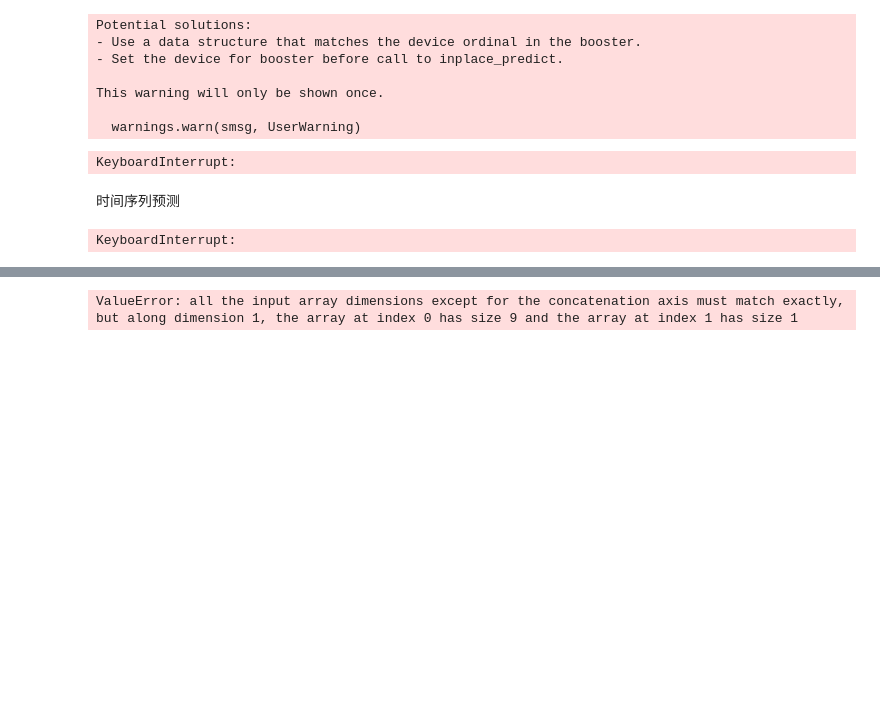
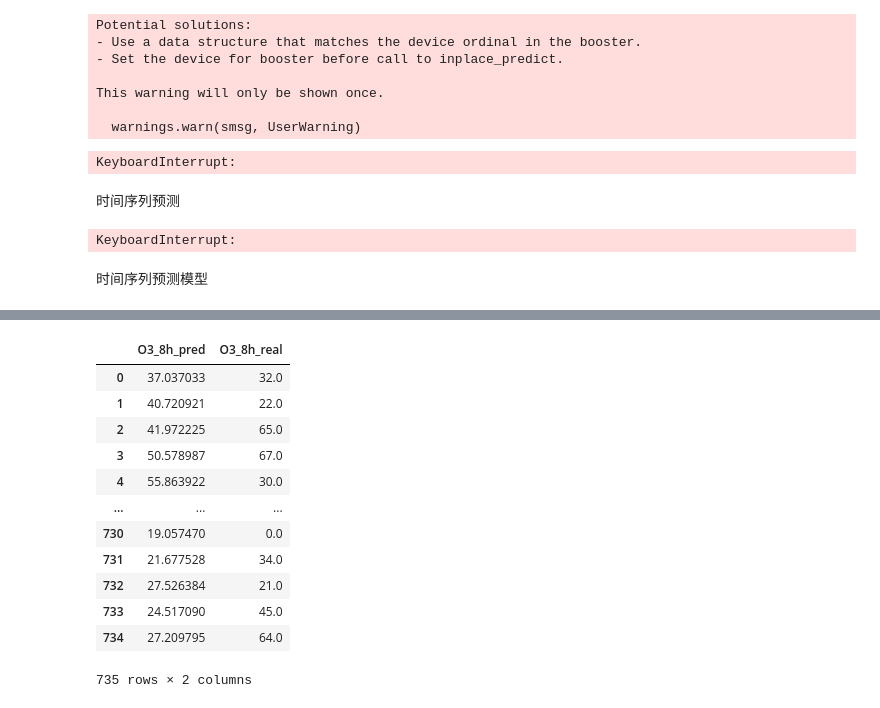
Before and after one commit to looechao/AQI-ML-Python, a Jupyter notebook: AQI-Prediction.ipynb, the cells around one changed output, grey strips where cells are left out. Drawn from its saved outputs; the diff is of its cells as text; code cells hidden in the pictures; blank space fills up the shorter version.

```diff
--- a/AQI-Prediction.ipynb
+++ b/AQI-Prediction.ipynb
@@ -531,6 +537,8 @@ for target, features in feature_dict.items():
     print(prediction_result.head())
 # %% [output]
 KeyboardInterrupt:
+# %% [markdown]
+时间序列预测模型
 # %%
 # 特征和目标变量选择
 feature_cols = ['气温', '平均海平面大气压', '气压', '露点温度', '最高气温', '最低气温', '降水时间', '湿度','O3_8h']
@@ -648,45 +656,4 @@ r2_test = r2_score(y_test_real, y_test_pred)
 print("Test R^2: %.3f" % r2_test)
 
 test_result
-
-
-# 首先获取最后一个window_size时间窗口的数据
-recent_data = X[-window_size:,:]
-predictions = []
-
-# 进行30天的预测
-for _ in range(30):
-    # 需要注意的是，recent_data 为二维数组, LSTM模型的输入需要为三维数组 ('batch_size', 'seq_len', 'n_features')
-    # 所以这里需要进行维度扩充
-    recent_data_input = np.expand_dims(recent_data, axis=0)
-    pred = model(recent_data_input).detach().numpy()
-    predictions.append(pred)
-
-    # 使用预测值来创建新的输入数据
-    recent_data = np.append(recent_data[1:], pred,axis=0)      # 移除最早的一天的数据, 加入最新预测的数据
-
-# 转换预测结果的list为numpy数组
-predictions = np.array(predictions)
-predictions = predictions.reshape(predictions.shape[0], predictions.shape[2])
-
-# 将预测数据进行反归一化
-predictions = scaler.inverse_transform(predictions)
-
-# 为预测结果创建DataFrame
-future_dict = {}
-for idx, col in enumerate(target_cols):
-    future_dict[col] = predictions[:, idx]
-future_result = pd.DataFrame(future_dict)
-
-# 显示结果
-future_result
-
-# 这里以你数据的最后一天为基准，生成未来30天的日期范围，假设你原始数据的最后一天称为last_day
-last_day = pd.to_datetime(merged_data.index.values[-1])
-date_range = pd.date_range(start=last_day + timedelta(1), periods=30)
-
-# 这样你就得到了预测日期的索引，可以将它分配给future_result
-future_result.set_index(date_range, inplace=True)
-
-print(future_result)
 # %% [output]
@@ -709 +676,13 @@ Test R^2: 0.684
+|  | O3_8h_pred | O3_8h_real |
+| 0 | 37.037033 | 32.0 |
+| 1 | 40.720921 | 22.0 |
+| 2 | 41.972225 | 65.0 |
+| 3 | 50.578987 | 67.0 |
+| 4 | 55.863922 | 30.0 |
+| ... | ... | ... |
+| 730 | 19.057470 | 0.0 |
+| 731 | 21.677528 | 34.0 |
+| 732 | 27.526384 | 21.0 |
+| 733 | 24.517090 | 45.0 |
+| 734 | 27.209795 | 64.0 |
-ValueError: all the input array dimensions except for the concatenation axis must match exactly, but along dimension 1, the array at index 0 has size 9 and the array at index 1 has size 1
+735 rows × 2 columns
```
Also changed, not shown: parts of 6 cells of this notebook, 5 other files.
